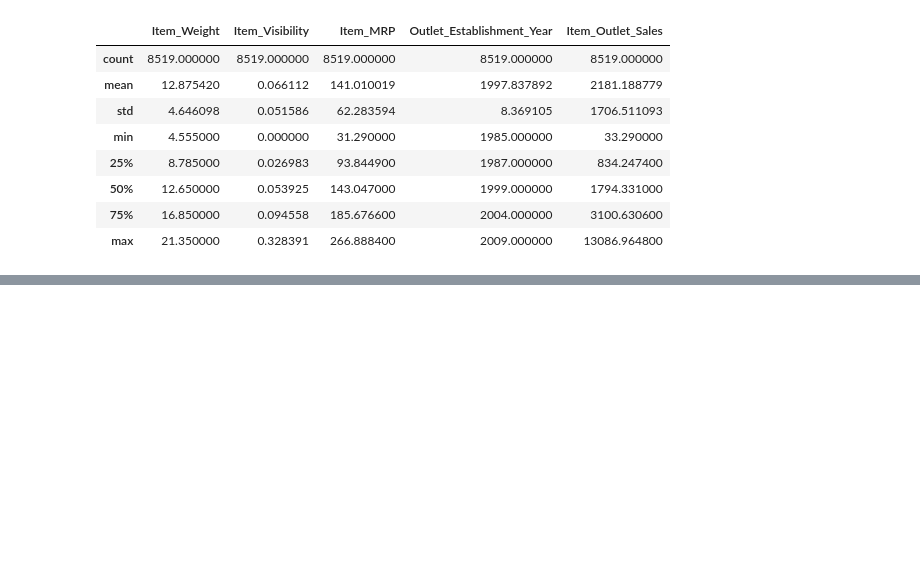
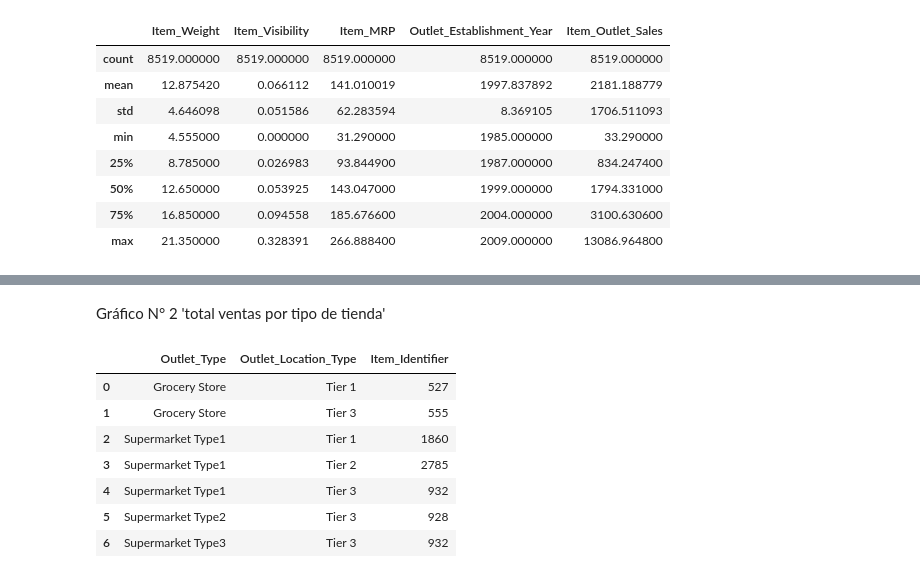
Before and after one commit to linerlander/sales_predictions, a Jupyter notebook: data_cleaning.ipynb, the cells around one changed output, grey strips where cells are left out. Drawn from its saved outputs; the diff is of its cells as text; code cells hidden in the pictures; blank space fills up the shorter version.

```diff
--- a/data_cleaning.ipynb
+++ b/data_cleaning.ipynb
@@ -5,7 +5,7 @@
 # %%
 import pandas as pd
 # %%
-df = pd.read_csv("/content/sales_predictions.csv")
+df = pd.read_csv(r"C:\Users\EQUIPO\Downloads\sales_predictions.csv")
 df
 # %% [output]
 |  | Item_Identifier | Item_Weight | Item_Fat_Content | Item_Visibility | Item_Type | Item_MRP | ... |
@@ -187,3 +193,5 @@ df.describe()
 | 50% | 12.650000 | 0.053925 | 143.047000 | 1999.000000 | 1794.331000 |
 | 75% | 16.850000 | 0.094558 | 185.676600 | 2004.000000 | 3100.630600 |
 | max | 21.350000 | 0.328391 | 266.888400 | 2009.000000 | 13086.964800 |
+# %%
+df['Item_Fat_Content'] = df['Item_Fat_Content'].replace({'LF':'Low Fat','reg':'Regular'})
@@ -189,0 +243,14 @@ df.describe()
+# %% [markdown]
+Gráfico N° 2 'total ventas por tipo de tienda'
+# %%
+agrupacion2 = df.groupby(['Outlet_Type','Outlet_Location_Type']).agg({'Item_Identifier':'count'}).reset_index()
+agrupacion2
+# %% [output]
+|  | Outlet_Type | Outlet_Location_Type | Item_Identifier |
+| 0 | Grocery Store | Tier 1 | 527 |
+| 1 | Grocery Store | Tier 3 | 555 |
+| 2 | Supermarket Type1 | Tier 1 | 1860 |
+| 3 | Supermarket Type1 | Tier 2 | 2785 |
+| 4 | Supermarket Type1 | Tier 3 | 932 |
+| 5 | Supermarket Type2 | Tier 3 | 928 |
+| 6 | Supermarket Type3 | Tier 3 | 932 |
```
Also changed, not shown: parts of 17 cells of this notebook.
